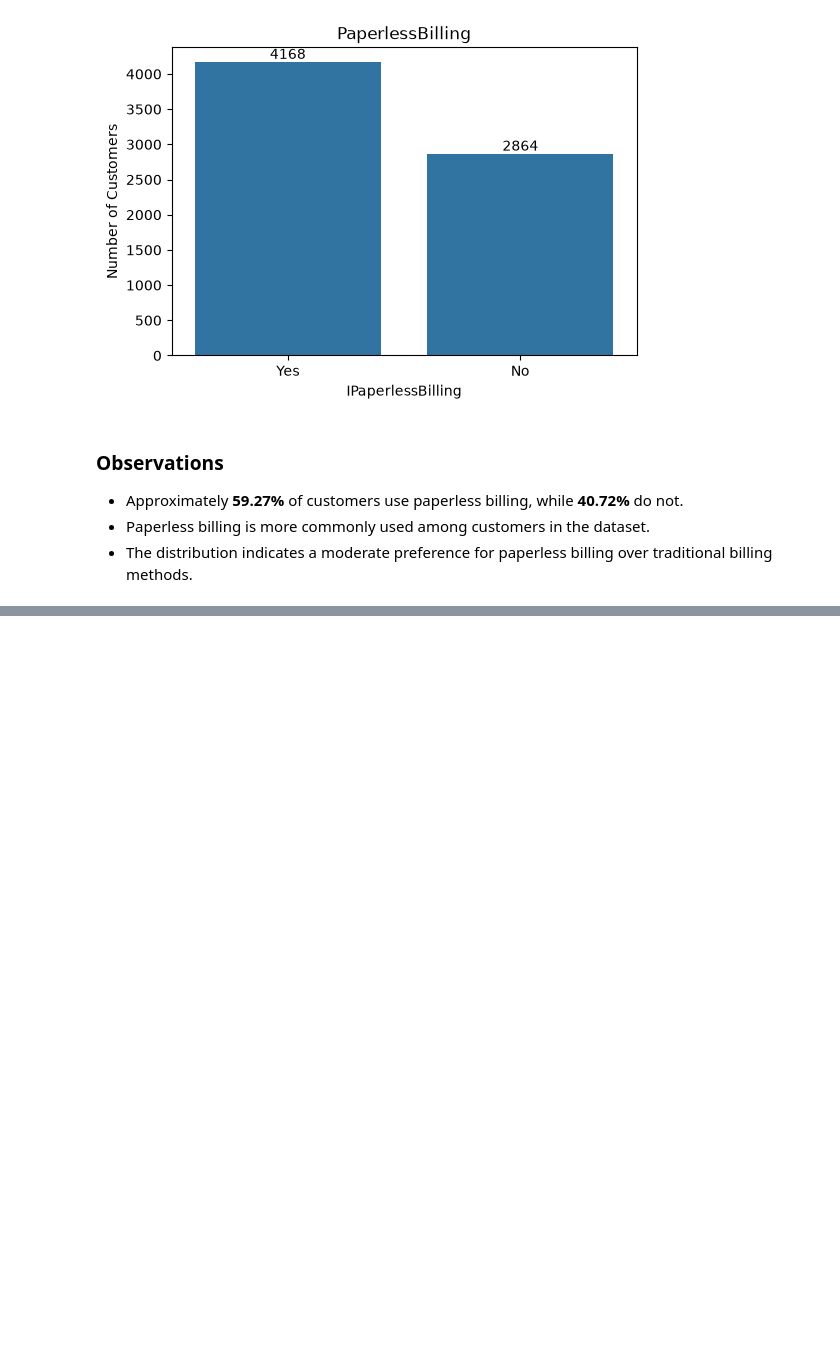
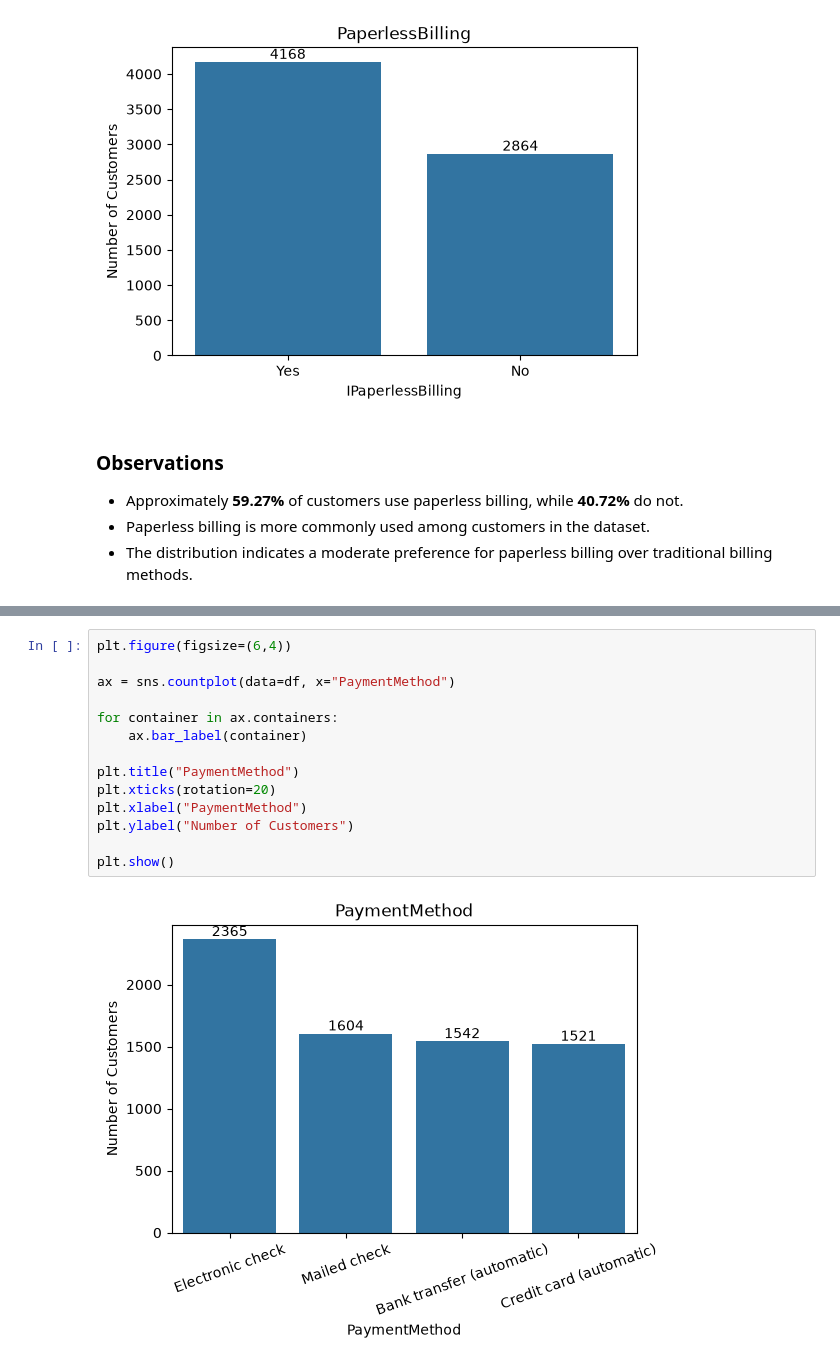
Before and after one commit to sagarjana00/Customer_Churn_Intelligence_Platform, a Jupyter notebook: notebooks/02_Exploratory_Data_Analysis.ipynb, the cells around one changed output, grey strips where cells are left out. Cells and saved outputs as stored; diff of their text form; blank space fills up the shorter version.

```diff
--- a/notebooks/02_Exploratory_Data_Analysis.ipynb
+++ b/notebooks/02_Exploratory_Data_Analysis.ipynb
@@ -483,0 +482,16 @@ categorical_features
+# %%
+plt.figure(figsize=(6,4))
+
+ax = sns.countplot(data=df, x="PaymentMethod")
+
+for container in ax.containers:
+    ax.bar_label(container)
+
+plt.title("PaymentMethod")
+plt.xticks(rotation=20)
+plt.xlabel("PaymentMethod")
+plt.ylabel("Number of Customers")
+
+plt.show()
+# %% [output]
+[figure, added]
```
Also changed, not shown: parts of 15 cells of this notebook.
